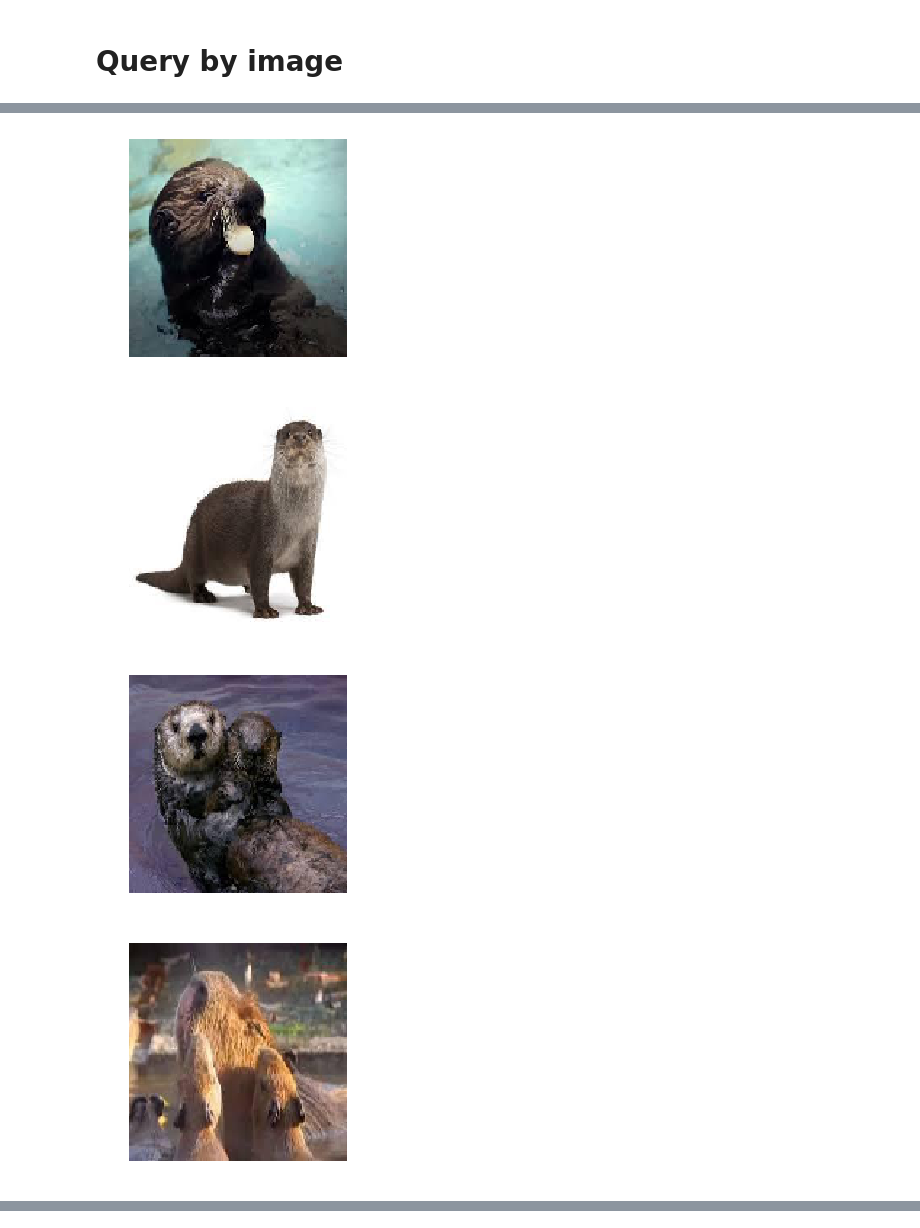
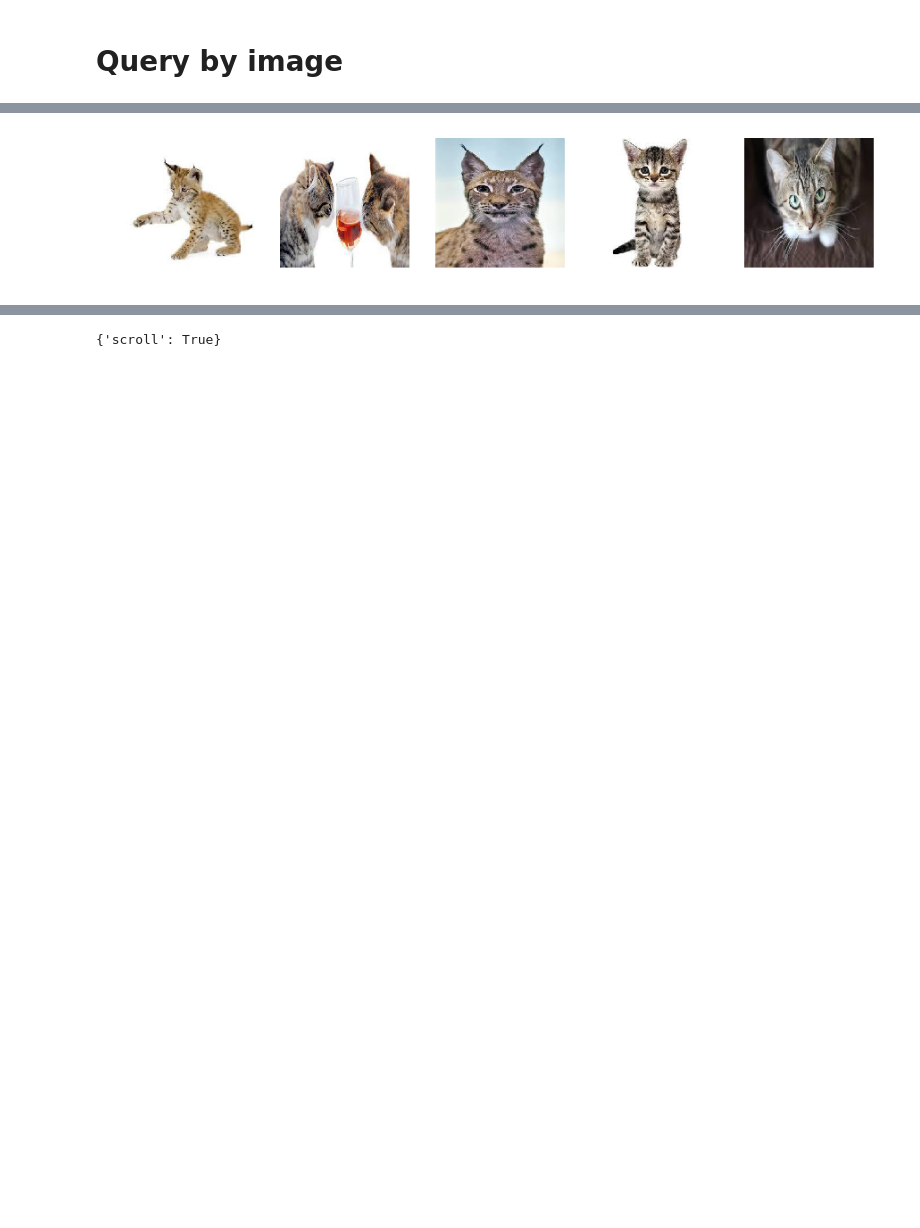
Before and after one commit to avsolatorio/deep-learning-image-search, a Jupyter notebook: src/models/Image Search Model-Copy2.ipynb, the cells around one changed output, grey strips where cells are left out. Saved outputs shown, nothing was run; the diff lists cells and outputs as text; code cells hidden in the pictures; blank space fills up the shorter version.

```diff
--- a/src/models/Image Search Model-Copy2.ipynb
+++ b/src/models/Image Search Model-Copy2.ipynb
@@ -493,7 +484,11 @@ image_pool = MaxPooling2D(pool_size=(2, 2))(image_conv)
 
 image_flatten = Flatten()(image_pool)
 
-image_model_output = Dense(200, activation='tanh')(image_flatten)  # full_image_dense)
+image_input_pool = MaxPooling2D(pool_size=(2, 2))(image_model_input)
+image_input_flatten = Flatten()(image_input_pool)
+
+full_image = keras.layers.concatenate([image_input_flatten, image_flatten])
+image_model_output = Dense(200, activation='tanh')(full_image)  # full_image_dense)
 
 
 ImageModel = keras.models.Model(inputs=[image_model_input], outputs=[image_model_output])
@@ -612,7 +627,7 @@ Wall time: 6.8 s
 # %% [markdown]
 We process the query using the pipeline used in transforming our training data.
 # %%
-text_query = "dogs and cats"
+text_query = "the pool with dogs and cats"
 
 seq = pad_sequences(
     tokenizer.texts_to_sequences(
@@ -645,14 +660,16 @@ Wall time: 36.9 ms
 # %% [markdown]
 Retrieved images
 # %%
-for iloc in top_ix[:5]:
+plt.figure(figsize=(15, 5))
+
+for ix, iloc in enumerate(top_ix[:5]):
     im = Image.fromarray(
         load_image(
             sample_data.iloc[iloc]['image'],
             size=None,
         ).astype(np.uint8)
     )
-    plt.figure()
+    plt.subplot(int('15{}'.format(ix + 1)))
     plt.imshow(np.asarray(im))
     plt.axis('off')
 # %% [output]
@@ -664,7 +677,7 @@ for iloc in top_ix[:5]:
 # %% [markdown]
 # Query by image
 # %%
-iloc = 21694
+iloc = 30194
 im = Image.fromarray(
     load_image(
         sample_data.iloc[iloc]['image'],
@@ -697,16 +710,15 @@ sample_data.iloc[top_im_ix].head()
 # %%
-for iloc in top_im_ix[:5]:
+plt.figure(figsize=(15, 5))
+
+for ix, iloc in enumerate(top_im_ix[:5]):
     im = Image.fromarray(
         load_image(
             sample_data.iloc[iloc]['image'],
             size=None,
         ).astype(np.uint8)
     )
-    plt.figure()
+    plt.subplot(int('15{}'.format(ix + 1)))
     plt.imshow(np.asarray(im))
     plt.axis('off')
 # %% [output]
-[figure, old version]
+[figure, new version]
-[figure, removed]
-[figure, removed]
-[figure, removed]
@@ -713,0 +725,10 @@ for iloc in top_im_ix[:5]:
+# %%
+from notebook.services.config import ConfigManager
+cm = ConfigManager()
+cm.update('livereveal', {
+#         'width': 1024,
+#         'height': 768,
+        'scroll': True,
+})
+# %% [output]
+{'scroll': True}
```
Also changed, not shown: parts of 20 cells of this notebook, 1 other file.
